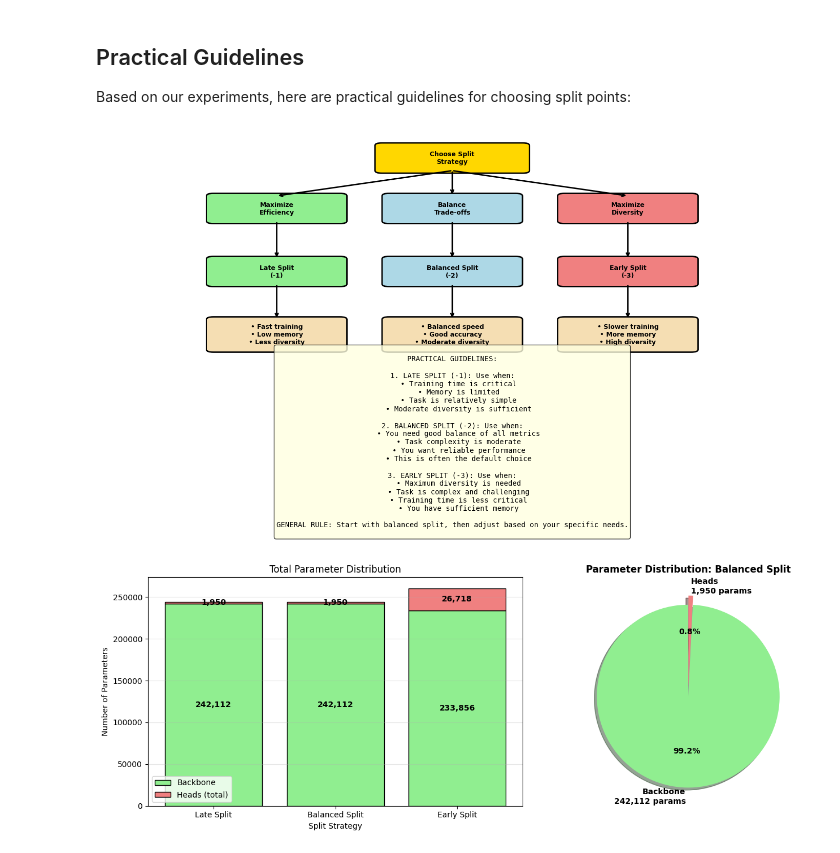
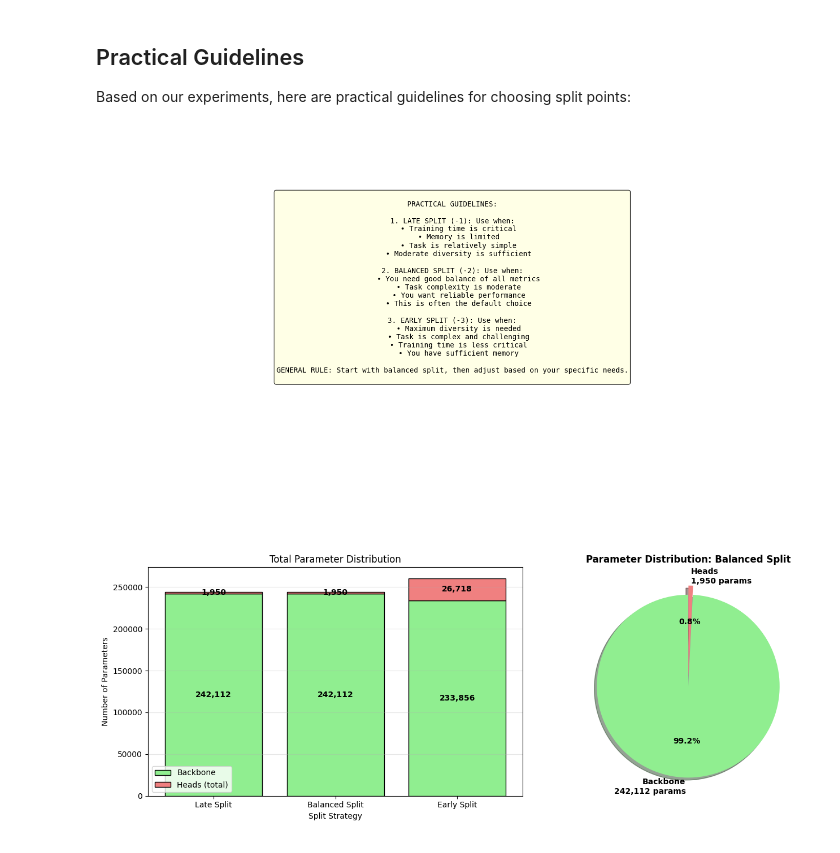
Before and after one commit to elias0224/probly, a Jupyter notebook: notebooks/examples/backbone_head_splitting_strategies.ipynb, the cells around one changed output. Cells and saved outputs as stored; diff of their text form; code cells hidden in the pictures.

```diff
--- a/notebooks/examples/backbone_head_splitting_strategies.ipynb
+++ b/notebooks/examples/backbone_head_splitting_strategies.ipynb
@@ -769,92 +755,42 @@ y_start = 0.9
 x_center = 0.5
 box_width = 0.15
 box_height = 0.08
-arrow_length = 0.12
+arrow_length = 0.012
 
-def draw_decision_box(x, y, text, color="lightblue", width=box_width, height=box_height):
-    """Draw a decision box."""
-    rect = patches.FancyBboxPatch(
-        (x - width/2, y - height/2), width, height,
-        boxstyle="round,pad=0.01", edgecolor="black",
-        facecolor=color, linewidth=2
-    )
-    ax.add_patch(rect)
-    ax.text(x, y, text, ha="center", va="center",
-           fontsize=9, fontweight="bold", wrap=True)
-
-
-draw_decision_box(x_center, y_start, "Choose Split\nStrategy", "gold", 0.2, 0.1)
-
-
-y1 = y_start - 0.2
-draw_decision_box(0.25, y1, "Maximize\nEfficiency", "lightgreen", 0.18, 0.1)
-draw_decision_box(0.5, y1, "Balance\nTrade-offs", "lightblue", 0.18, 0.1)
-draw_decision_box(0.75, y1, "Maximize\nDiversity", "lightcoral", 0.18, 0.1)
-
-
-for x in [0.25, 0.5, 0.75]:
-    ax.annotate("", xy=(x, y1 + 0.05), xytext=(x_center, y_start - 0.05),
-               arrowprops={"arrowstyle": "->", "lw": 2, "color": "black"})
-
-
-y2 = y1 - 0.25
-draw_decision_box(0.25, y2, "Late Split\n(-1)", "lightgreen", 0.18, 0.1)
-draw_decision_box(0.5, y2, "Balanced Split\n(-2)", "lightblue", 0.18, 0.1)
-draw_decision_box(0.75, y2, "Early Split\n(-3)", "lightcoral", 0.18, 0.1)
-
-
-for x in [0.25, 0.5, 0.75]:
-    ax.annotate("", xy=(x, y2 + 0.05), xytext=(x, y1 - 0.05),
-               arrowprops={"arrowstyle": "->", "lw": 2, "color": "black"})
-
-
-y3 = y2 - 0.25
-characteristics = [
-    "• Fast training\n• Low memory\n• Less diversity",
-    "• Balanced speed\n• Good accuracy\n• Moderate diversity",
-    "• Slower training\n• More memory\n• High diversity"
-]
-
-for i, (x, char) in enumerate(zip([0.25, 0.5, 0.75], characteristics)):
-    draw_decision_box(x, y3, char, "wheat", 0.18, 0.12)
-
-for x in [0.25, 0.5, 0.75]:
-    ax.annotate("", xy=(x, y3 + 0.06), xytext=(x, y2 - 0.05),
-               arrowprops={"arrowstyle": "->", "lw": 2, "color": "black"})
 
 
 guidelines_text = """
 PRACTICAL GUIDELINES:
 
 1. LATE SPLIT (-1): Use when:
    • Training time is critical
    • Memory is limited
    • Task is relatively simple
    • Moderate diversity is sufficient
 
 2. BALANCED SPLIT (-2): Use when:
    • You need good balance of all metrics
    • Task complexity is moderate
    • You want reliable performance
    • This is often the default choice
 
 3. EARLY SPLIT (-3): Use when:
    • Maximum diversity is needed
    • Task is complex and challenging
    • Training time is less critical
    • You have sufficient memory
 
 GENERAL RULE: Start with balanced split, then adjust based on your specific needs.
 """
 
-ax.text(0.5, 0.15, guidelines_text, ha="center", va="top",
+ax.text(0.5, 0.85, guidelines_text, ha="center", va="top",
        fontsize=10, bbox=dict(boxstyle="round", facecolor="lightyellow", alpha=0.8),
        family="monospace")
 
 plt.tight_layout()
 plt.show()
 # %% [output]
-[figure, old version]
+[figure, new version]
 # %%
 
 fig, (ax1, ax2) = plt.subplots(1, 2, figsize=(14, 5))
```
Also changed, not shown: parts of 11 cells of this notebook.
